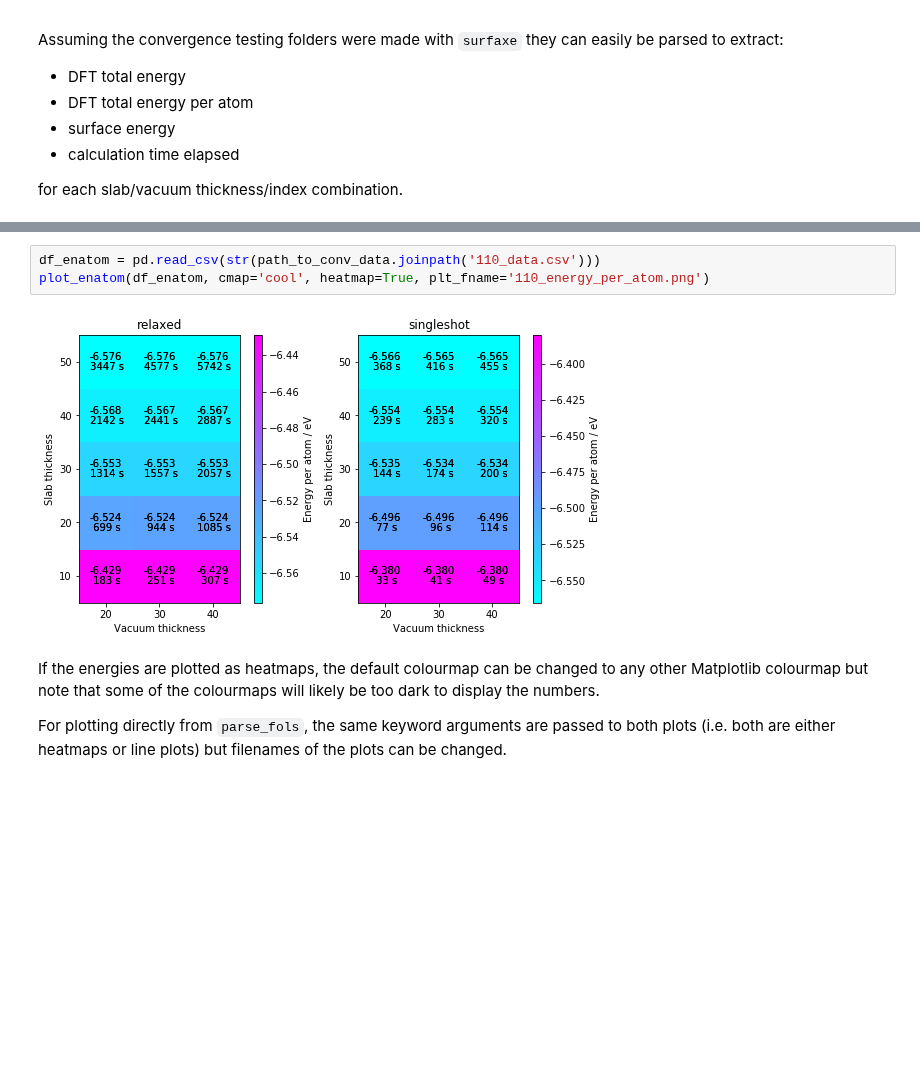
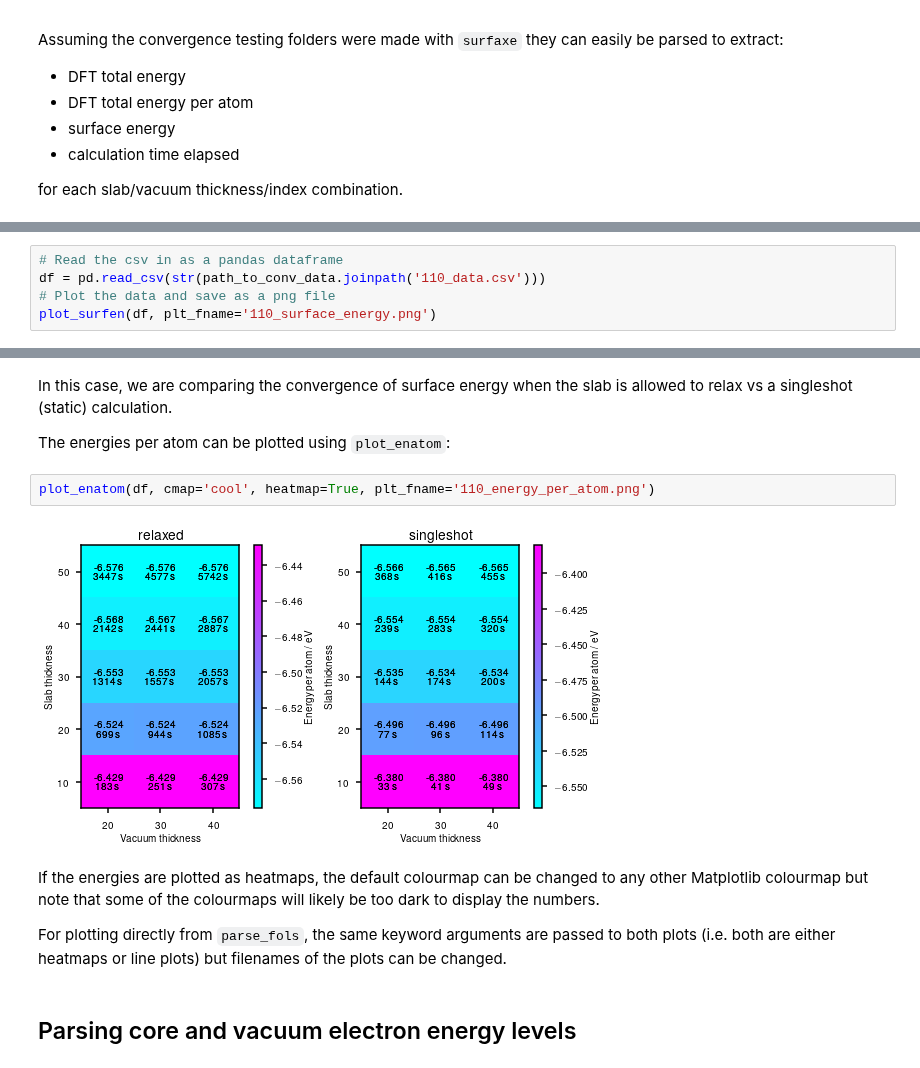
Before and after one commit to SMTG-Bham/surfaxe, a Jupyter notebook: tutorials/convergence/convergence_tutorial.ipynb, the cells around one changed output, grey strips where cells are left out. Drawn from its saved outputs; the diff is of its cells as text; blank space fills up the shorter version.

```diff
--- a/tutorials/convergence/convergence_tutorial.ipynb
+++ b/tutorials/convergence/convergence_tutorial.ipynb
@@ -63,0 +83,5 @@ The energies per atom are plotted using `plot_enatom`:
+# %%
+# Read the csv in as a pandas dataframe
+df = pd.read_csv(str(path_to_conv_data.joinpath('110_data.csv')))
+# Plot the data and save as a png file
+plot_surfen(df, plt_fname='110_surface_energy.png')
@@ -64,9 +90,14 @@ The energies per atom are plotted using `plot_enatom`:
+# %% [markdown]
+In this case, we are comparing the convergence of surface energy when the slab is allowed to relax vs a singleshot (static) calculation.
+
+The energies per atom can be plotted using `plot_enatom`:
 # %%
-df_enatom = pd.read_csv(str(path_to_conv_data.joinpath('110_data.csv')))
-plot_enatom(df_enatom, cmap='cool', heatmap=True, plt_fname='110_energy_per_atom.png')
+plot_enatom(df, cmap='cool', heatmap=True, plt_fname='110_energy_per_atom.png')
 # %% [output]
-[figure, old version]
+[figure, new version]
 # %% [markdown]
 If the energies are plotted as heatmaps, the default colourmap can be changed to any other Matplotlib colourmap but note that some of the colourmaps will likely be too dark to display the numbers.
 
 For plotting directly from `parse_fols`, the same keyword arguments are passed to both plots (i.e. both are either heatmaps or line plots) but filenames of the plots can be changed.
+# %% [markdown]
+## Parsing core and vacuum electron energy levels
```
Also changed, not shown: parts of 13 cells of this notebook, 7 other files.
